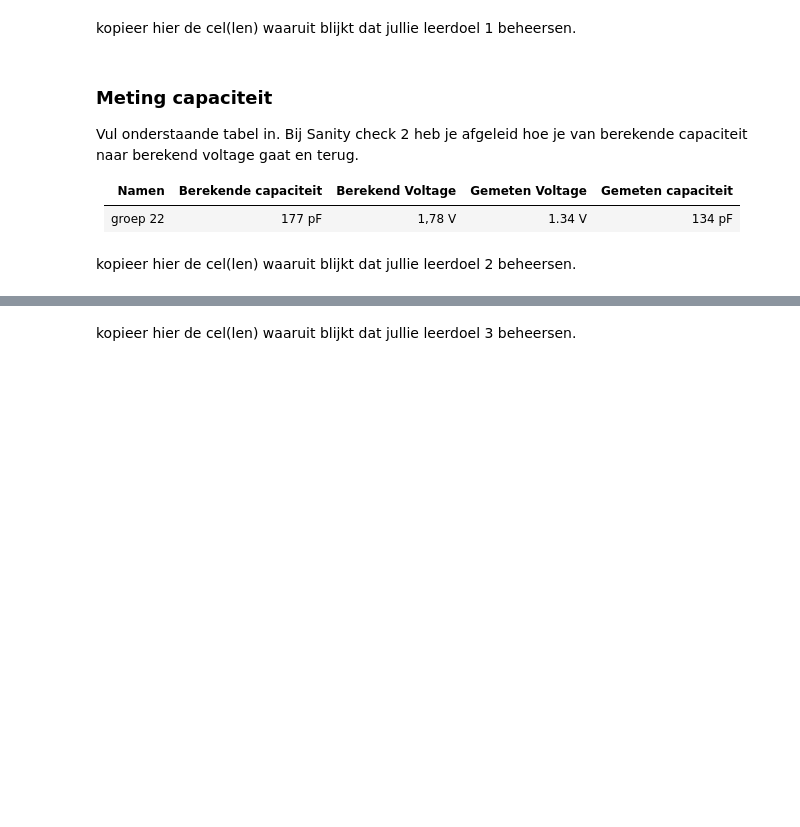
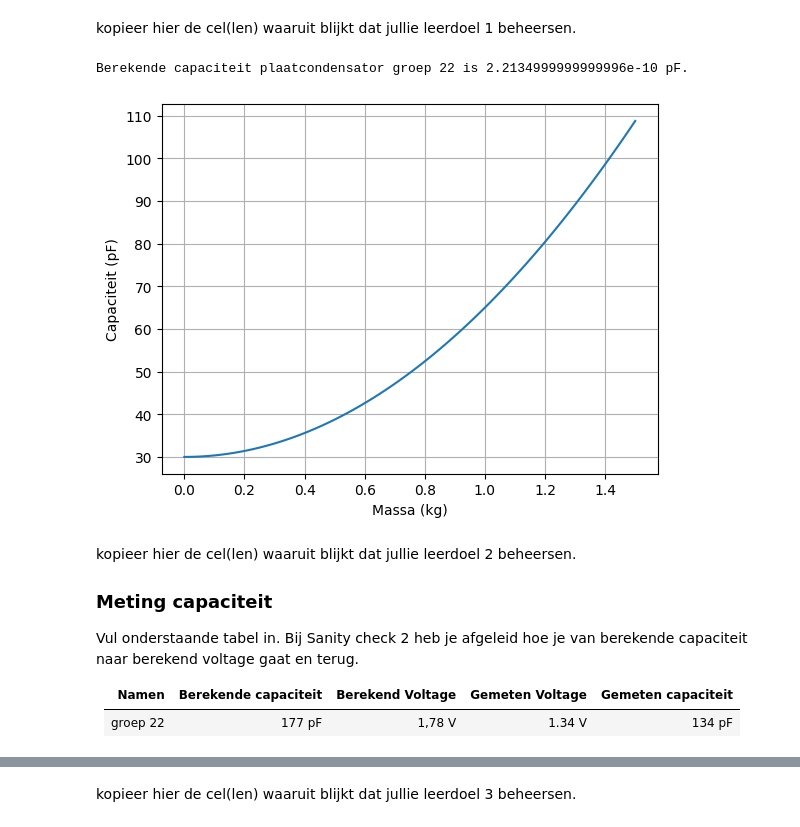
Before and after one commit to Timomloo/opdrachten-DEF-D, a Jupyter notebook: FysiekeOntwerpopdrachten/2OntwerpEenSensorCondensator/DEFOntwerpopdracht2OntwerpEenSensorInvulTemplate.ipynb, the cells around one changed output, grey strips where cells are left out. Saved outputs shown, nothing was run; the diff lists cells and outputs as text; code cells hidden in the pictures; blank space fills up the shorter version.

Commit message:
aanpassingen tot leerdoel 3

```diff
--- a/FysiekeOntwerpopdrachten/2OntwerpEenSensorCondensator/DEFOntwerpopdracht2OntwerpEenSensorInvulTemplate.ipynb
+++ b/FysiekeOntwerpopdrachten/2OntwerpEenSensorCondensator/DEFOntwerpopdracht2OntwerpEenSensorInvulTemplate.ipynb
@@ -192,7 +193,39 @@ Een spons springt op en neer, niet zoals een veer met een veerconstante!
 3. Onderdelen van een datasheet zoals een kalibratiegrafiek opstellen, gevoeligheid en onzekerheid beschrijven.
 # %% [markdown]
 kopieer hier de cel(len) waaruit blijkt dat jullie leerdoel 1 beheersen.
+# %%
+# Gebruik je formule om uit te rekenen wat je verwacht dat de capaciteit van jullie vlakke plaat condensatoren
+# gaat zijn.
+epsilon_01= 8.854e-12
+epsilion_r1= 2.5
+A_vlakkeplaat1= 0.010
+d_vlakkeplaat1= 1e-3
+C= vlakkeplaat(epsilon_01,epsilion_r1,A_vlakkeplaat1,d_vlakkeplaat1)
+
+
+print("Berekende capaciteit plaatcondensator groep 22 is",C,"pF.")
+# %% [output]
+Berekende capaciteit plaatcondensator groep 22 is 2.2134999999999996e-10 pF.
+# %%
+import numpy as np
+import matplotlib.pyplot as plt
+
+def verband(x,a,b):
+    return a * x**2+ b
+
+x_grafiek = np.linspace(0,1.5,100)
+
+plt.figure()
+plt.plot(x_grafiek,verband(x_grafiek,35,30))
+plt.xlabel('Massa (kg)')
+plt.ylabel('Capaciteit (pF)')
+plt.grid()
+plt.show()
+# %% [output]
+[figure, added]
 # %% [markdown]
+kopieer hier de cel(len) waaruit blijkt dat jullie leerdoel 2 beheersen.
+
 ### Meting capaciteit
 Vul onderstaande tabel in. Bij Sanity check 2 heb je afgeleid hoe je van berekende capaciteit naar berekend voltage gaat en terug.
 
@@ -200,8 +233,6 @@ Vul onderstaande tabel in. Bij Sanity check 2 heb je afgeleid hoe je van bereken
 | Namen         | Berekende capaciteit   | Berekend Voltage | Gemeten Voltage | Gemeten capaciteit   |
 |-------------|-------------:|-------------:|-------------:|-------------:|
 | groep 22| 177 pF |1,78 V | 1.34 V | 134 pF |
-# %% [markdown]
-kopieer hier de cel(len) waaruit blijkt dat jullie leerdoel 2 beheersen.
 # %% [markdown]
 #### Voeg hier een foto van je plaatcondensator en van de meting op de scope in. Dus 2 foto's.
 ![scope meting 1](schetsplaatcondensator.png)
```
Also changed, not shown: parts of 2 cells of this notebook.
